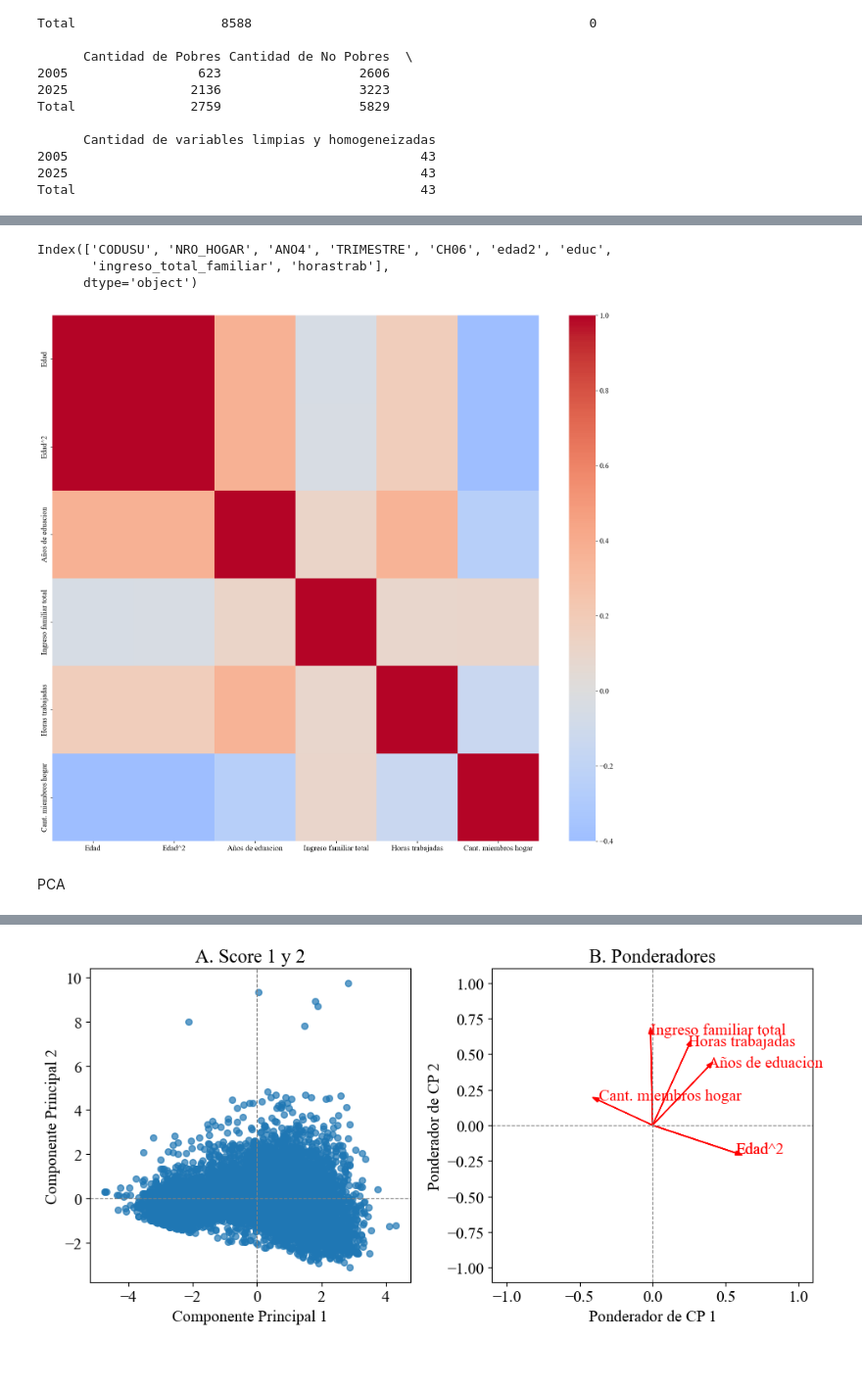
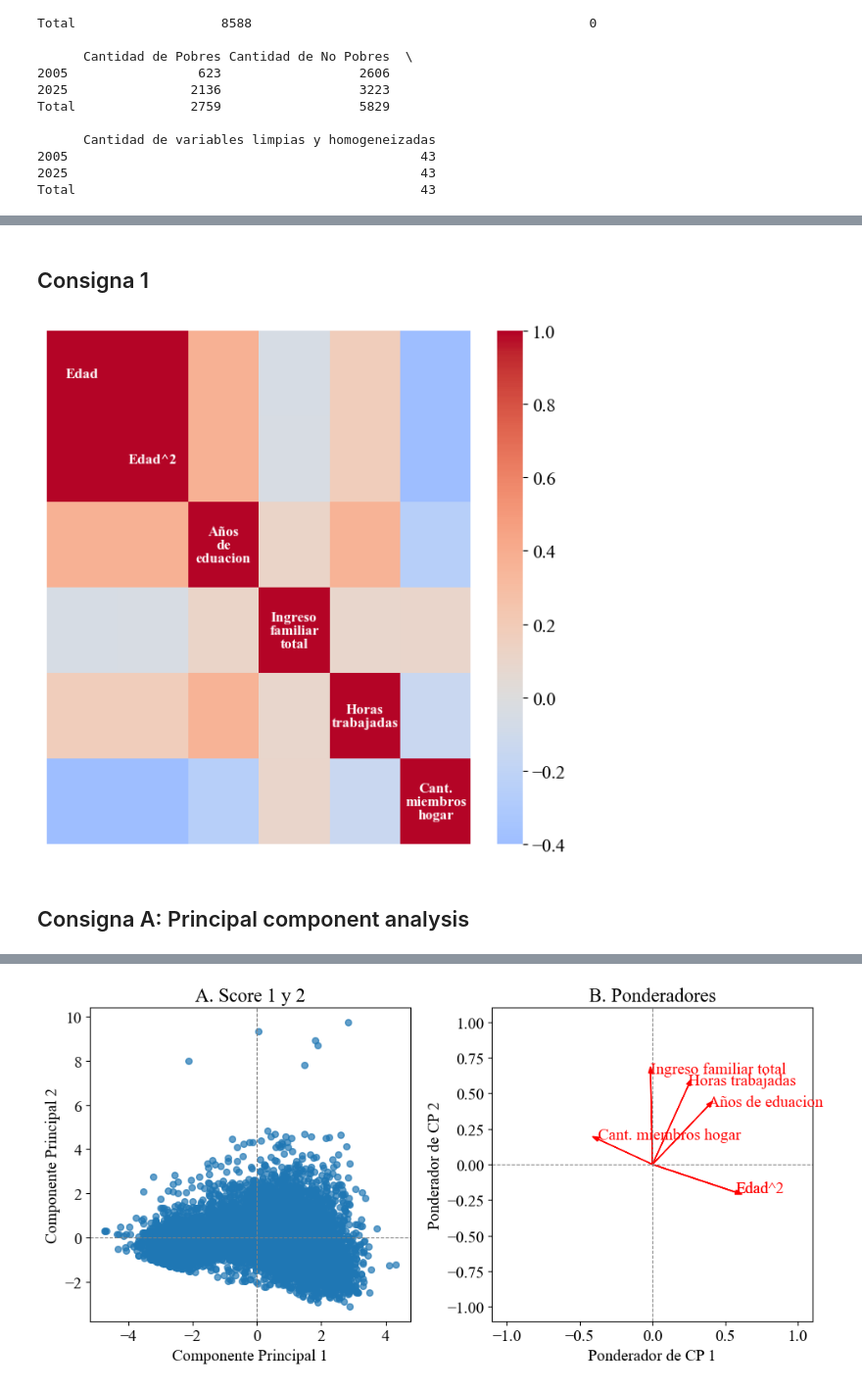
Before and after one commit to franlecam/BigDataUBA-Grupo1, a Jupyter notebook: TP2/Program_TP2_Grupo1.ipynb, the cells around one changed output, grey strips where cells are left out. Shown at 98% size. Cells and saved outputs as stored; diff of their text form; code cells hidden in the pictures; blank space fills up the shorter version.

```diff
--- a/TP2/Program_TP2_Grupo1.ipynb
+++ b/TP2/Program_TP2_Grupo1.ipynb
@@ -30,10 +32,11 @@ Levantamos la base de datos resultante en el TP 1, según la cual se unieron las
 
 Se recuperan variables necesarias para el presente TP 2, solicitadas en el TP 1
 # %%
-# r"C:\Trabajos\Maestria\2 año\Tercer trimestre\Taller de programación\BigDataUBA-Grupo1\BigDataUBA-Grupo1\TP2\basei_unida.xlsx" # path de Fran
+# r"C:\Trabajos\Maestria\2 año\Tercer trimestre\Taller de programación\BigDataUBA-Grupo1\BigDataUBA-Grupo1\TP2\basei_unida.xlsx" # path de Fran 1
+# r"C:\Repositorios\BigDataUBA-Grupo1\TP2\basei_unida.xlsx" # path de Fran 2
 # r"C:\Users\juanc\Documents\GitHub\BigDataUBA-Grupo1\TP2\basei_unida.xlsx" ruta juan
 
-base = pd.read_excel(r"C:\Users\juanc\Documents\GitHub\BigDataUBA-Grupo1\TP2\basei_unida.xlsx")
+base = pd.read_excel(r"C:\Repositorios\BigDataUBA-Grupo1\TP2\basei_unida.xlsx")
 # %%
 base.columns # se muestran las columnas de la base cargada
 # %% [output]
@@ -598,5 +482,12 @@ Index(['CODUSU', 'NRO_HOGAR', 'COMPONENTE', 'H15', 'ANO4', 'TRIMESTRE',
 # %%
-#Tengo que recuperar una variable de las bases de hogares originales
-base_2005 = pd.read_stata(r"C:\Users\juanc\Documents\GitHub\BigDataUBA-Grupo1\TP2\bases originales\Hogar_t105.dta")
-base_2025 = pd.read_excel(r"C:\Users\juanc\Documents\GitHub\BigDataUBA-Grupo1\TP2\bases originales\Hogar_t125.xlsx")
+# volviendo a cargar las bases originales para hacer comparaciones
+
+# base_2005 = pd.read_stata(r"C:\Users\juanc\Documents\GitHub\BigDataUBA-Grupo1\TP2\bases originales\Hogar_t105.dta") # ruta de Juan
+# base_2025 = pd.read_excel(r"C:\Users\juanc\Documents\GitHub\BigDataUBA-Grupo1\TP2\bases originales\Hogar_t125.xlsx") # ruta de Juan
+
+# base_2005 = pd.read_stata(r"C:\Repositorios\BigDataUBA-Grupo1\TP2\bases originales\Hogar_t105.dta")
+# base_2025 = pd.read_excel(r"C:\Repositorios\BigDataUBA-Grupo1\TP2\bases originales\Hogar_t125.xlsx")
+
+base_2005 = pd.read_stata(r"C:\Repositorios\BigDataUBA-Grupo1\TP2\bases originales\Hogar_t105.dta")
+base_2025 = pd.read_excel(r"C:\Repositorios\BigDataUBA-Grupo1\TP2\bases originales\Hogar_t125.xlsx")
 # %%
@@ -632,11 +513,5 @@ Index(['CODUSU', 'NRO_HOGAR', 'COMPONENTE', 'H15', 'ANO4', 'TRIMESTRE',
 # %%
 base_filtrada= base[['CODUSU', 'NRO_HOGAR', 'ANO4', 'TRIMESTRE', 'CH06', 'edad2', 'educ', 'ingreso_total_familiar', 'horastrab']]
-# %%
-base_filtrada.columns
-# %% [output]
-Index(['CODUSU', 'NRO_HOGAR', 'ANO4', 'TRIMESTRE', 'CH06', 'edad2', 'educ',
-       'ingreso_total_familiar', 'horastrab'],
-      dtype='object')
 # %%
 #Merge de las bases para quedarnos con la variable IX_TOT
 base_filtrada_unida  = pd.merge(base_filtrada, df_hogar_unida, on=['CODUSU', 'NRO_HOGAR'], how='left')
@@ -670,16 +545,38 @@ cols_actuales = variables.columns
 cols_renombradas = [etiquetas.get(col, col) for col in cols_actuales]
 variables.columns = cols_renombradas
 matriz= variables.corr()
+# %% [markdown]
+## Consigna 1
 # %%
-#Grafico la matriz de correlacion con heatmap
+# Matriz de correlación
 
-plt.figure(figsize=(16, 14))
-sns.heatmap(matriz, cmap='coolwarm', center=0, annot=False)
+plt.figure(figsize=(6, 6))
+ax = sns.heatmap(
+    matriz,
+    cmap='coolwarm',
+    center=0,
+    annot=False,
+    xticklabels=False,
+    yticklabels=False,
+    cbar=True
+)
 
-#plt.title('Matriz de correlación')
+# Agregar texto en diagonal con saltos de línea y tamaño personalizado
+for i, var in enumerate(matriz.columns):
+    # Reemplaza espacios por saltos de línea
+    texto = var.replace(' ', '\n')
+
+    ax.text(
+        i + 0.5, i + 0.5, texto,
+        ha='center', va='center',
+        fontsize=11, fontweight='bold',
+        color='white', rotation=0,
+        linespacing=1.1  # controla la distancia entre líneas
+    )
+
 plt.tight_layout()
 plt.show()
 # %% [output]
-[figure, old version]
+[figure, new version]
 # %% [markdown]
-PCA
+## Consigna A: Principal component analysis
```
Also changed, not shown: parts of 30 cells of this notebook, 1 other file.
